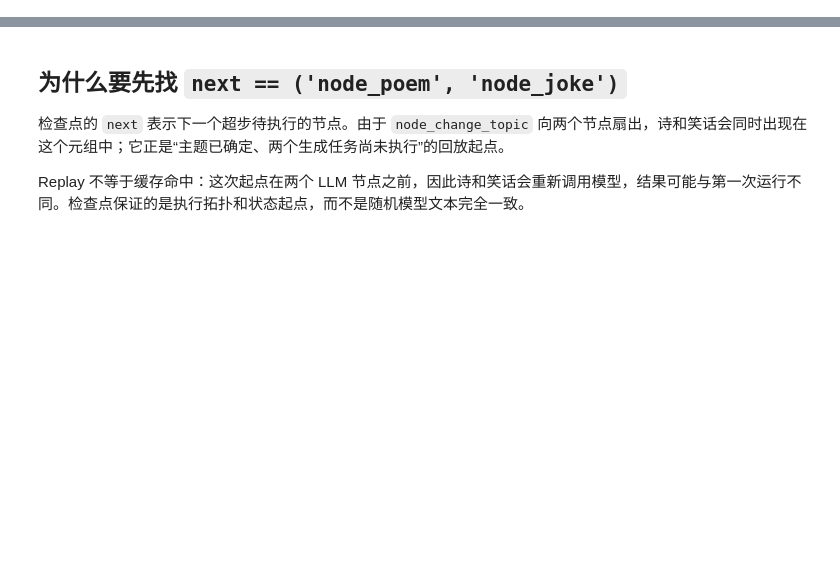
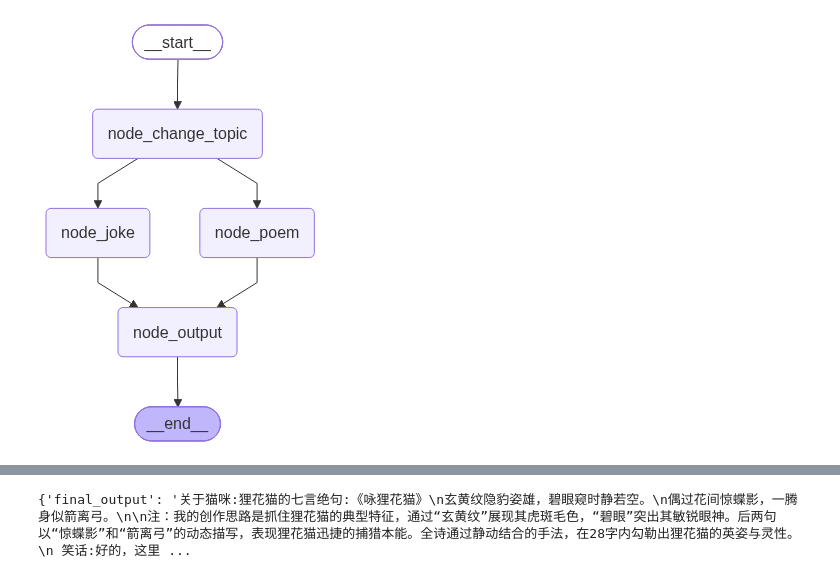
Before and after one commit to Redmoon-2333/Langgraph, a Jupyter notebook: CP3/07_replay.ipynb, the cells around one changed output, grey strips where cells are left out. Drawn from its saved outputs; the diff is of its cells as text; code cells hidden in the pictures; blank space fills up the shorter version.

```diff
--- a/CP3/07_replay.ipynb
+++ b/CP3/07_replay.ipynb
@@ -95,8 +132,19 @@ with PostgresSaver.from_conn_string(DB_URL) as checkpointer:
 # %%
-# 使用同一个 thread_id 再启动一次运行，给历史增加另一条完整执行链。
 with PostgresSaver.from_conn_string(DB_URL) as checkpointer:
-    checkpointer.setup()
+    #5. 第一次使用PostgresSaver作为检查点 需要调用方法 setup()
+    #checkpointer.setup()
     graph = builder.compile(checkpointer=checkpointer)
-    config = {'configurable': {'thread_id': THREAD_ID}}
-    second_result = graph.invoke({'topic': '猫咪'}, config=config)
-    print(second_result)
+
+    from IPython.display import display
+    display(graph)
+
+    config = {
+        "configurable":{
+            "thread_id":"chapter03-08"
+        }
+    }
+
+    res = graph.invoke({"topic":"猫咪"},config=config)
+    print(res)
+# %% [output]
+[figure, added]
@@ -103,8 +155,3 @@ with PostgresSaver.from_conn_string(DB_URL) as checkpointer:
+{'final_output': '关于猫咪:狸花猫的七言绝句:《咏狸花猫》\n玄黄纹隐豹姿雄，碧眼窥时静若空。\n偶过花间惊蝶影，一腾身似箭离弓。\n\n注：我的创作思路是抓住狸花猫的典型特征，通过“玄黄纹”展现其虎斑毛色，“碧眼”突出其敏锐眼神。后两句以“惊蝶影”和“箭离弓”的动态描写，表现狸花猫迅捷的捕猎本能。全诗通过静动结合的手法，在28字内勾勒出狸花猫的英姿与灵性。\n 笑话:好的，这里 ...
-# %% [markdown]
-## 为什么要先找 `next == ('node_poem', 'node_joke')`
-
-检查点的 `next` 表示下一个超步待执行的节点。由于 `node_change_topic` 向两个节点扇出，诗和笑话会同时出现在这个元组中；它正是“主题已确定、两个生成任务尚未执行”的回放起点。
-
-Replay 不等于缓存命中：这次起点在两个 LLM 节点之前，因此诗和笑话会重新调用模型，结果可能与第一次运行不同。检查点保证的是执行拓扑和状态起点，而不是随机模型文本完全一致。
 # %%
 with PostgresSaver.from_conn_string(DB_URL) as checkpointer:
```
Also changed, not shown: parts of 7 cells of this notebook, 12 other files.
